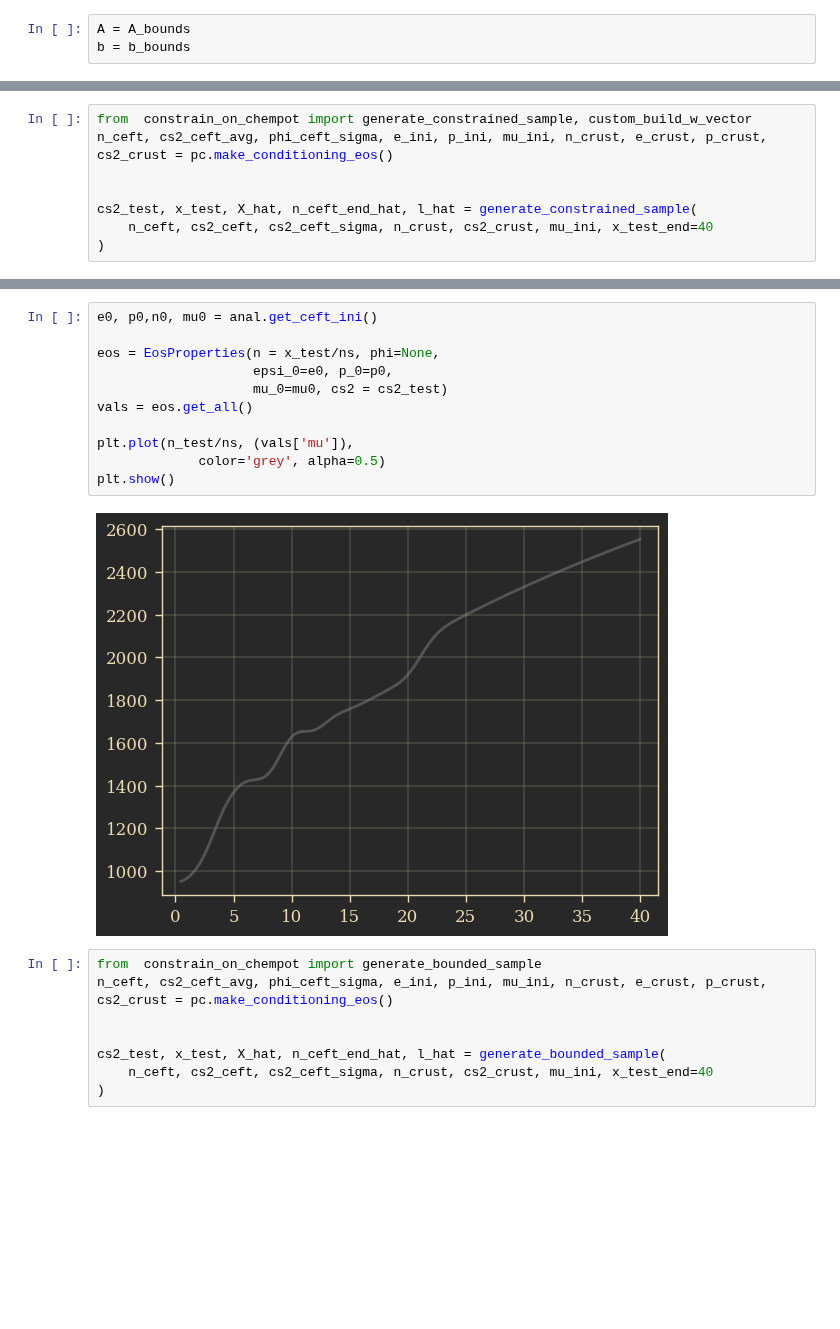
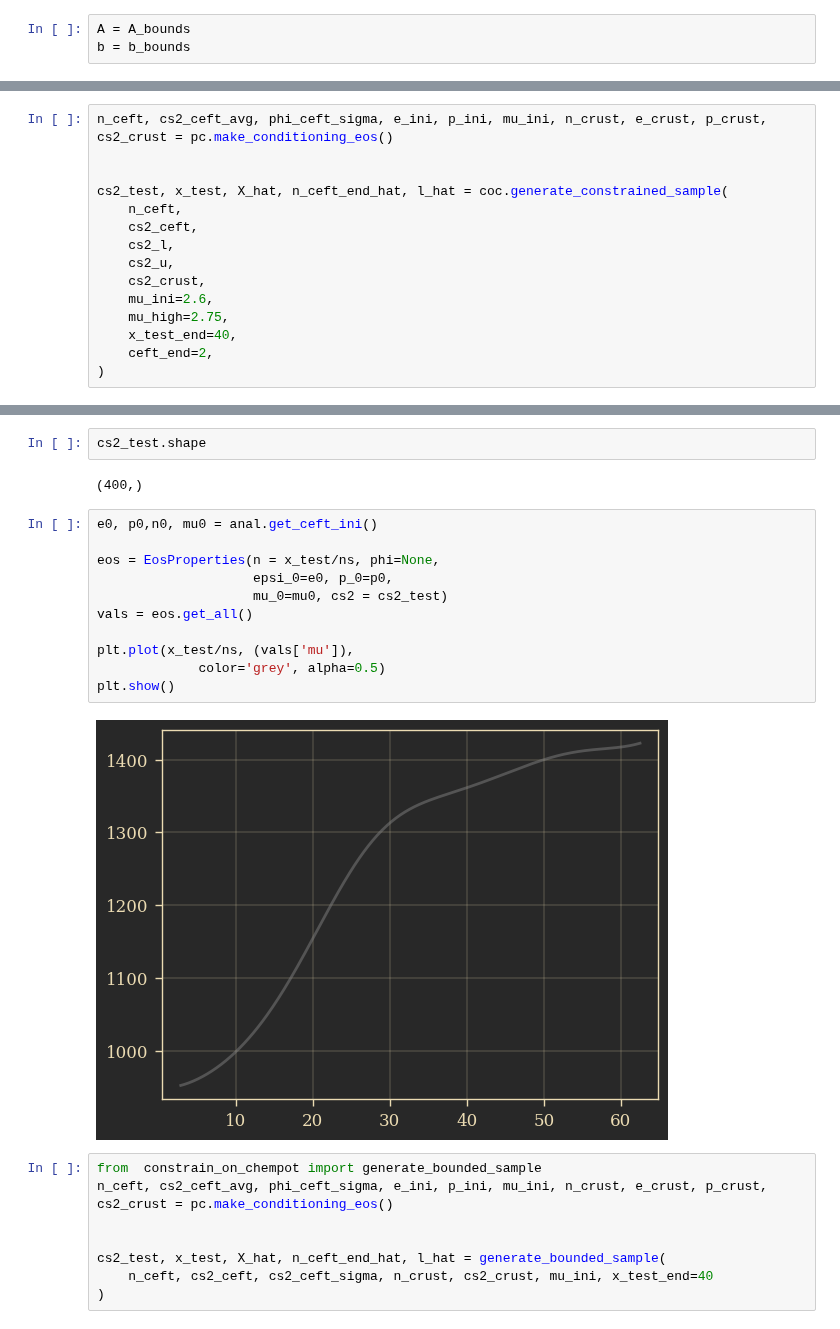
Before and after one commit to codinginrevolt/master_thesis, a Jupyter notebook: gpr/notebooks/virt_obs2.ipynb, the cells around one changed output, grey strips where cells are left out. Saved outputs shown, nothing was run; the diff lists cells and outputs as text; blank space fills up the shorter version.

```diff
--- a/gpr/notebooks/virt_obs2.ipynb
+++ b/gpr/notebooks/virt_obs2.ipynb
@@ -347,8 +516,15 @@ plt.show()
 # %%
-from  constrain_on_chempot import generate_constrained_sample, custom_build_w_vector
 n_ceft, cs2_ceft_avg, phi_ceft_sigma, e_ini, p_ini, mu_ini, n_crust, e_crust, p_crust, cs2_crust = pc.make_conditioning_eos()
 
 
-cs2_test, x_test, X_hat, n_ceft_end_hat, l_hat = generate_constrained_sample(
-    n_ceft, cs2_ceft, cs2_ceft_sigma, n_crust, cs2_crust, mu_ini, x_test_end=40
+cs2_test, x_test, X_hat, n_ceft_end_hat, l_hat = coc.generate_constrained_sample(
+    n_ceft,
+    cs2_ceft,
+    cs2_l,
+    cs2_u,
+    cs2_crust,
+    mu_ini=2.6,
+    mu_high=2.75,
+    x_test_end=40,
+    ceft_end=2,
 )
@@ -360,16 +609,20 @@ plt.show()
+# %%
+cs2_test.shape
+# %% [output]
+(400,)
 # %%
 e0, p0,n0, mu0 = anal.get_ceft_ini()
 
 eos = EosProperties(n = x_test/ns, phi=None,
                     epsi_0=e0, p_0=p0,
                     mu_0=mu0, cs2 = cs2_test)
 vals = eos.get_all()
 
-plt.plot(n_test/ns, (vals['mu']),
+plt.plot(x_test/ns, (vals['mu']),
              color='grey', alpha=0.5)
 plt.show()
 # %% [output]
-[figure, old version]
+[figure, new version]
 # %%
 from  constrain_on_chempot import generate_bounded_sample
 n_ceft, cs2_ceft_avg, phi_ceft_sigma, e_ini, p_ini, mu_ini, n_crust, e_crust, p_crust, cs2_crust = pc.make_conditioning_eos()
```
Also changed, not shown: parts of 23 cells of this notebook, 7 other files.
